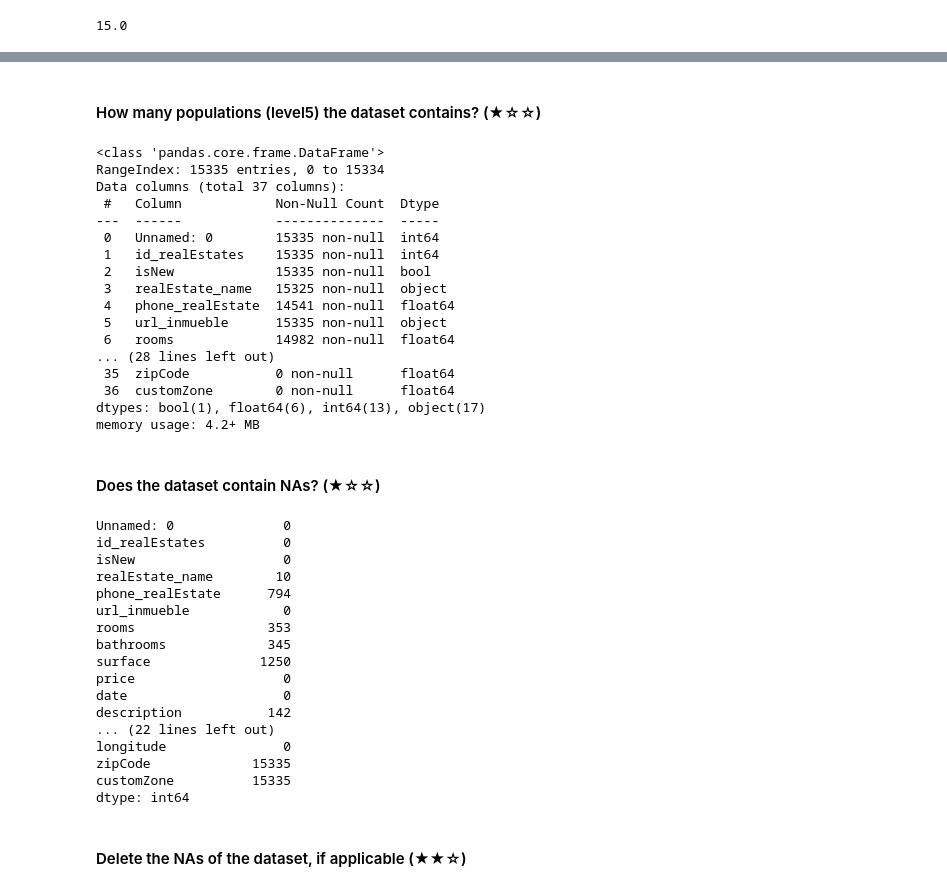
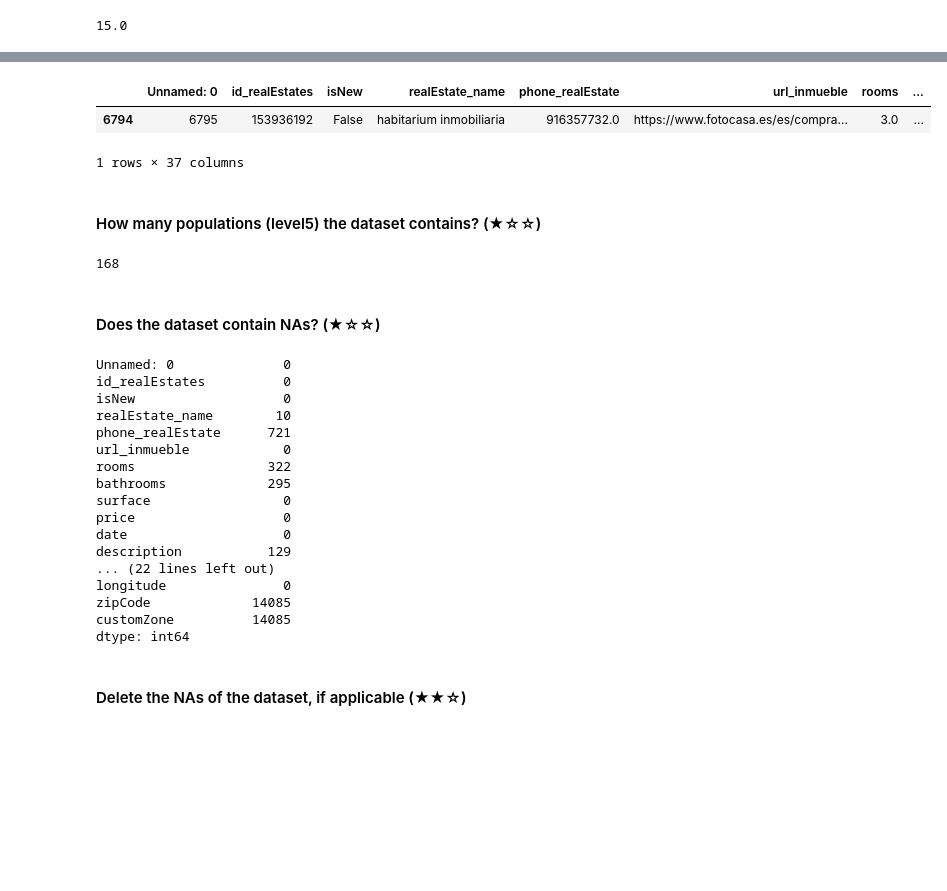
Before and after one commit to easyundercover/data-cleanup-final-exercise, a Jupyter notebook: project.ipynb, the cells around one changed output, grey strips where cells are left out. Drawn from its saved outputs; the diff is of its cells as text; code cells hidden in the pictures; blank space fills up the shorter version.

```diff
--- a/project.ipynb
+++ b/project.ipynb
@@ -86,46 +95,40 @@ df["surface"].min() #Smaller home
+# %%
+df = df[df['surface']>0]
+data_filtered_2 = df.sort_values(by='surface', ascending=False)
+data_filtered_2[0:1]
+#Biggest home
+# %% [output]
+|  | Unnamed: 0 | id_realEstates | isNew | realEstate_name | phone_realEstate | url_inmueble | rooms | ... |
+| 6794 | 6795 | 153936192 | False | habitarium inmobiliaria | 916357732.0 | https://www.fotocasa.es/es/compra... | 3.0 | ... |
+1 rows × 37 columns
 # %% [markdown]
 #### How many populations (level5) the dataset contains? (★☆☆)
-# %%
-df.info() #15355
-# %% [output]
-<class 'pandas.core.frame.DataFrame'>
-RangeIndex: 15335 entries, 0 to 15334
-Data columns (total 37 columns):
- #   Column            Non-Null Count  Dtype
----  ------            --------------  -----
- 0   Unnamed: 0        15335 non-null  int64
- 1   id_realEstates    15335 non-null  int64
- 2   isNew             15335 non-null  bool
- 3   realEstate_name   15325 non-null  object
- 4   phone_realEstate  14541 non-null  float64
- 5   url_inmueble      15335 non-null  object
- 6   rooms             14982 non-null  float64
-... (28 lines left out)
- 35  zipCode           0 non-null      float64
- 36  customZone        0 non-null      float64
-dtypes: bool(1), float64(6), int64(13), object(17)
-memory usage: 4.2+ MB
+# %%
+level_5_unique = df['level5'].unique()
+len(level_5_unique)
+# %% [output]
+168
 # %% [markdown]
 #### Does the dataset contain NAs? (★☆☆)
 # %%
-df.isnull().sum()
+df.isna().sum()
 # %% [output]
 Unnamed: 0              0
 id_realEstates          0
 isNew                   0
 realEstate_name        10
-phone_realEstate      794
+phone_realEstate      721
 url_inmueble            0
-rooms                 353
-bathrooms             345
-surface              1250
+rooms                 322
+bathrooms             295
+surface                 0
 price                   0
 date                    0
-description           142
+description           129
 ... (22 lines left out)
 longitude               0
-zipCode             15335
-customZone          15335
+zipCode             14085
+customZone          14085
 dtype: int64
 # %% [markdown]
 #### Delete the NAs of the dataset, if applicable (★★☆)
```
Also changed, not shown: parts of 9 cells of this notebook.
